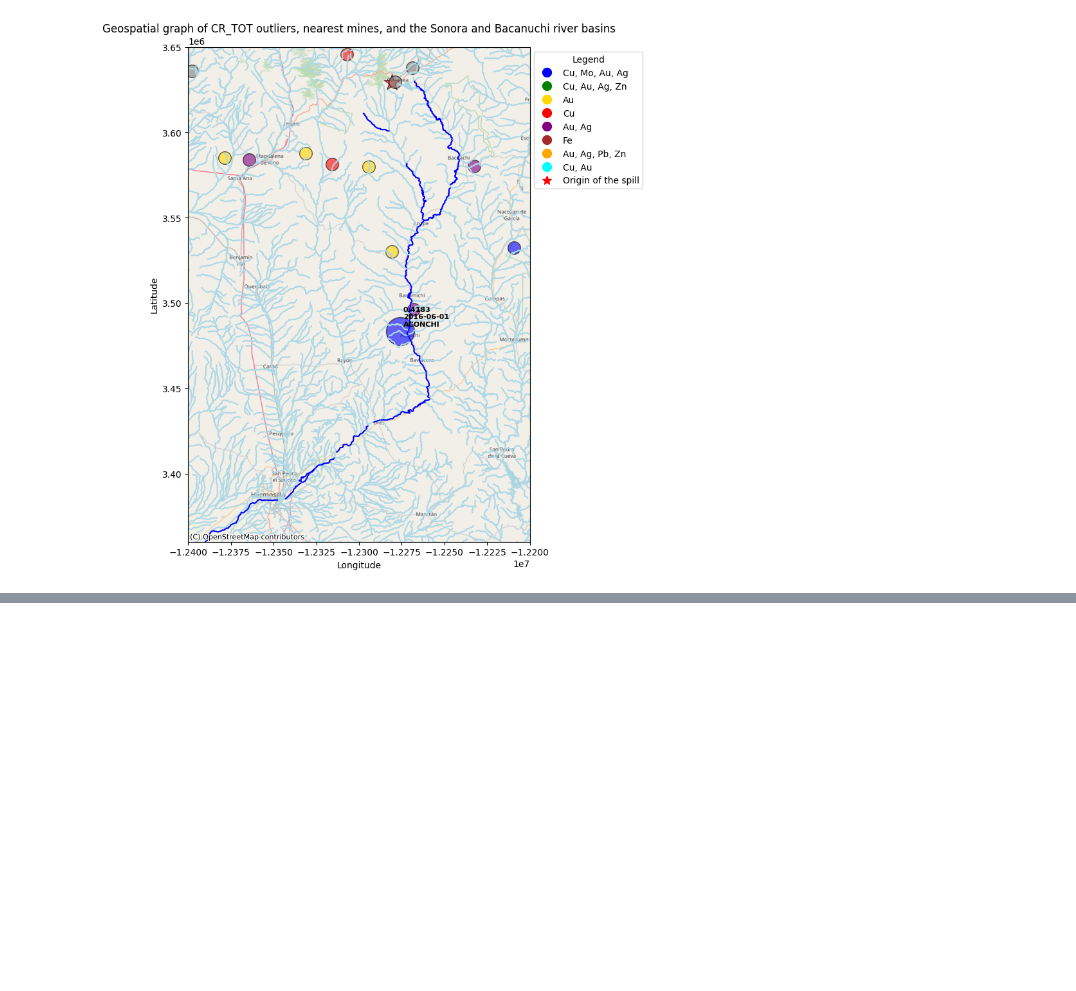
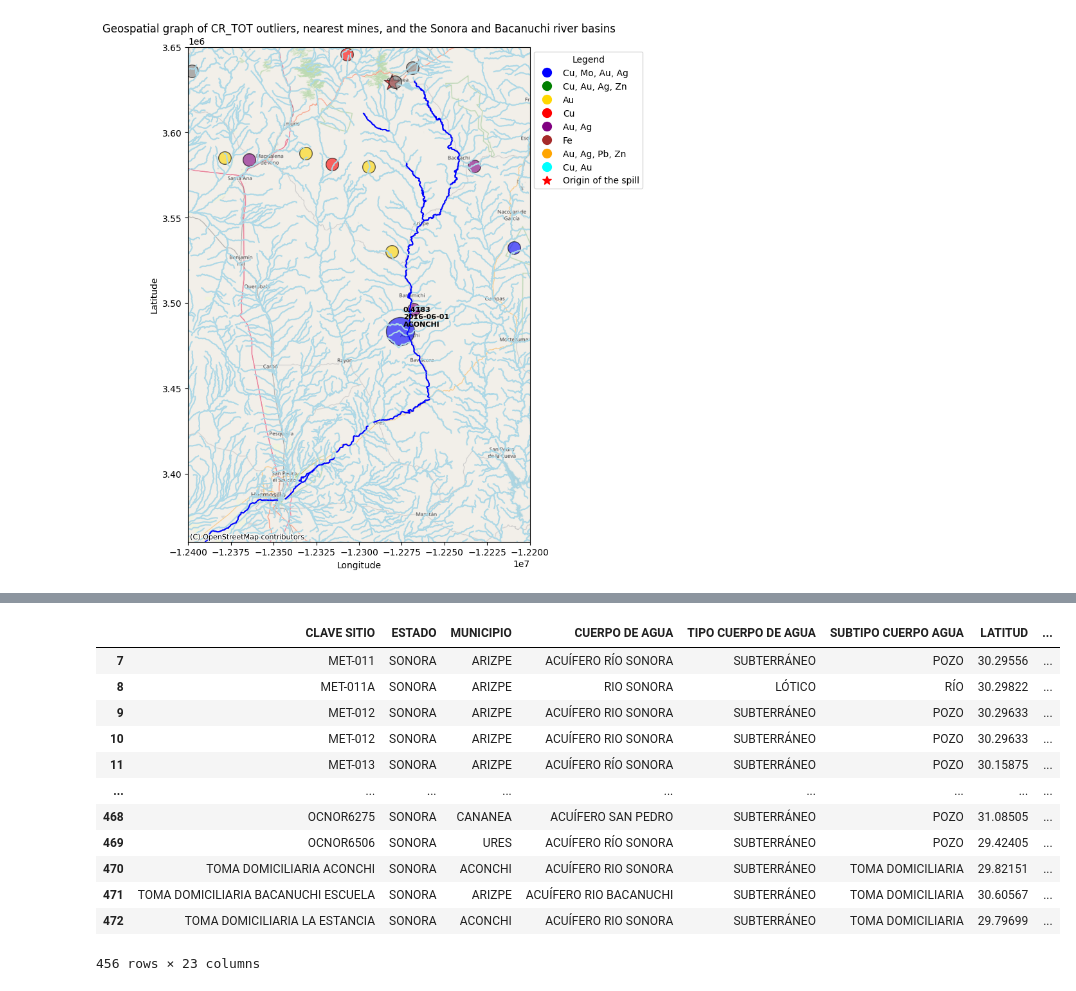
Before and after one commit to Sonora-River-Farming/Data-Science-Project, a Jupyter notebook: notebooks/1.03-amg-data-cleaning.ipynb, the cells around one changed output, grey strips where cells are left out. Drawn from its saved outputs; the diff is of its cells as text; code cells hidden in the pictures; blank space fills up the shorter version.

```diff
--- a/notebooks/1.03-amg-data-cleaning.ipynb
+++ b/notebooks/1.03-amg-data-cleaning.ipynb
@@ -1696,0 +1406,3 @@ df_drop_water_sonora.sort_values('COLI_FEC', ascending=False).head(100)
+# %%
+df_drop_water_sonora_copy = df_drop_water_sonora.copy(deep=True)
+df_drop_water_sonora_copy.info()
@@ -1696,0 +1427,20 @@ df_drop_water_sonora.sort_values('COLI_FEC', ascending=False).head(100)
+# %%
+filtered_df = df_drop_water_sonora_copy.loc[~df_drop_water_sonora_copy.index.isin(df_outliers.index)]
+filtered_df[
+    ['CLAVE SITIO', 'ESTADO', 'MUNICIPIO', 'CUERPO DE AGUA', 'TIPO CUERPO DE AGUA', 'SUBTIPO CUERPO AGUA', 'LATITUD', 'LONGITUD', 'FECHA REALIZACIÓN'] +
+    POLLUTANTS
+]
+# %% [output]
+|  | CLAVE SITIO | ESTADO | MUNICIPIO | CUERPO DE AGUA | TIPO CUERPO DE AGUA | SUBTIPO CUERPO AGUA | LATITUD | ... |
+| 7 | MET-011 | SONORA | ARIZPE | ACUÍFERO RÍO SONORA | SUBTERRÁNEO | POZO | 30.29556 | ... |
+| 8 | MET-011A | SONORA | ARIZPE | RIO SONORA | LÓTICO | RÍO | 30.29822 | ... |
+| 9 | MET-012 | SONORA | ARIZPE | ACUÍFERO RIO SONORA | SUBTERRÁNEO | POZO | 30.29633 | ... |
+| 10 | MET-012 | SONORA | ARIZPE | ACUÍFERO RIO SONORA | SUBTERRÁNEO | POZO | 30.29633 | ... |
+| 11 | MET-013 | SONORA | ARIZPE | ACUÍFERO RÍO SONORA | SUBTERRÁNEO | POZO | 30.15875 | ... |
+| ... | ... | ... | ... | ... | ... | ... | ... | ... |
+| 468 | OCNOR6275 | SONORA | CANANEA | ACUÍFERO SAN PEDRO | SUBTERRÁNEO | POZO | 31.08505 | ... |
+| 469 | OCNOR6506 | SONORA | URES | ACUÍFERO RÍO SONORA | SUBTERRÁNEO | POZO | 29.42405 | ... |
+| 470 | TOMA DOMICILIARIA ACONCHI | SONORA | ACONCHI | ACUÍFERO RIO SONORA | SUBTERRÁNEO | TOMA DOMICILIARIA | 29.82151 | ... |
+| 471 | TOMA DOMICILIARIA BACANUCHI ESCUELA | SONORA | ARIZPE | ACUÍFERO RIO BACANUCHI | SUBTERRÁNEO | TOMA DOMICILIARIA | 30.60567 | ... |
+| 472 | TOMA DOMICILIARIA LA ESTANCIA | SONORA | ACONCHI | ACUÍFERO RIO SONORA | SUBTERRÁNEO | TOMA DOMICILIARIA | 29.79699 | ... |
+456 rows × 23 columns
```
Also changed, not shown: parts of 52 cells of this notebook, 13 other files.
